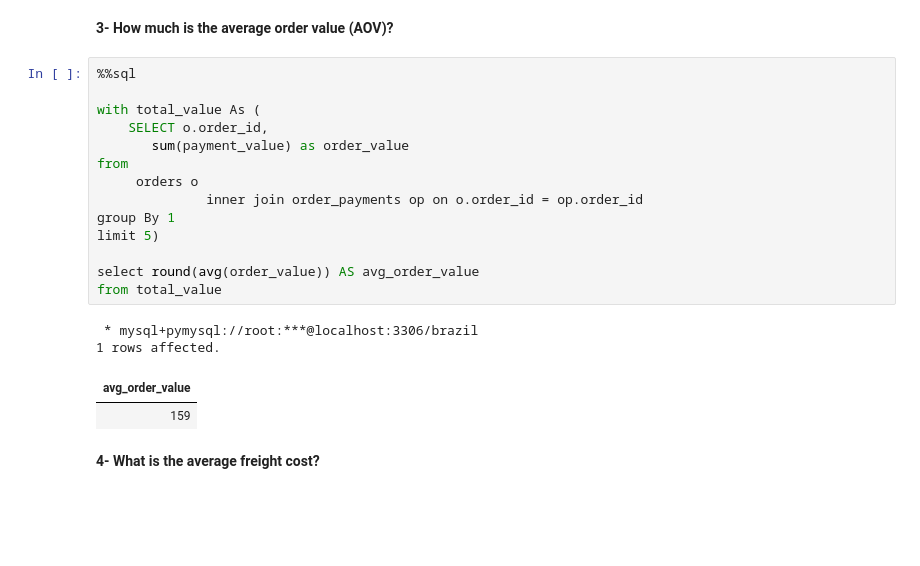
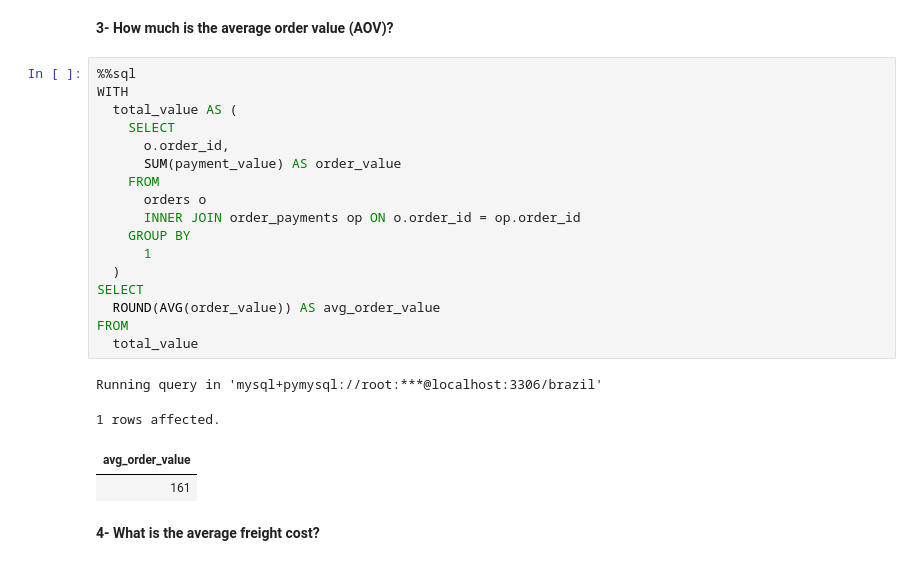
Before and after one commit to mahmoudamintaha/olist_eda, a Jupyter notebook: Brazil Analysis.ipynb, the cells around one changed output. Drawn from its saved outputs; the diff is of its cells as text; blank space fills up the shorter version.

```diff
--- a/Brazil Analysis.ipynb
+++ b/Brazil Analysis.ipynb
@@ -445,23 +558,26 @@ WHERE order_delivered_customer_date > order_estimated_delivery_date
 <b>3- How much is the average order value (AOV)?</b><a id="orders3"></a>
 # %%
 %%sql
-
-with total_value As (
-    SELECT o.order_id,
-       sum(payment_value) as order_value
-from
-     orders o
-              inner join order_payments op on o.order_id = op.order_id
-group By 1
-limit 5)
-
-select round(avg(order_value)) AS avg_order_value
-from total_value
+WITH
+  total_value AS (
+    SELECT
+      o.order_id,
+      SUM(payment_value) AS order_value
+    FROM
+      orders o
+      INNER JOIN order_payments op ON o.order_id = op.order_id
+    GROUP BY
+      1
+  )
+SELECT
+  ROUND(AVG(order_value)) AS avg_order_value
+FROM
+  total_value
 # %% [output]
- * mysql+pymysql://root:***@localhost:3306/brazil
-1 rows affected.
+Running query in 'mysql+pymysql://root:***@localhost:3306/brazil'
+1 rows affected.
 | avg_order_value |
-| 159 |
+| 161 |
 # %% [markdown]
 <b>4- What is the average freight cost?</b><a id="orders4"></a>
 # %%
```
Also changed, not shown: parts of 18 cells of this notebook, 4 other files.
